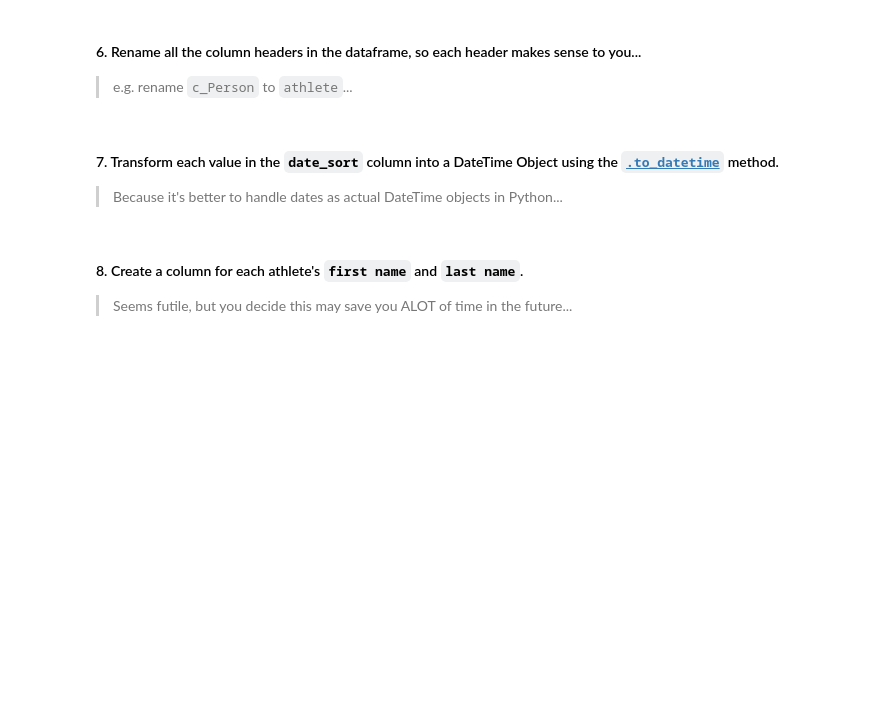
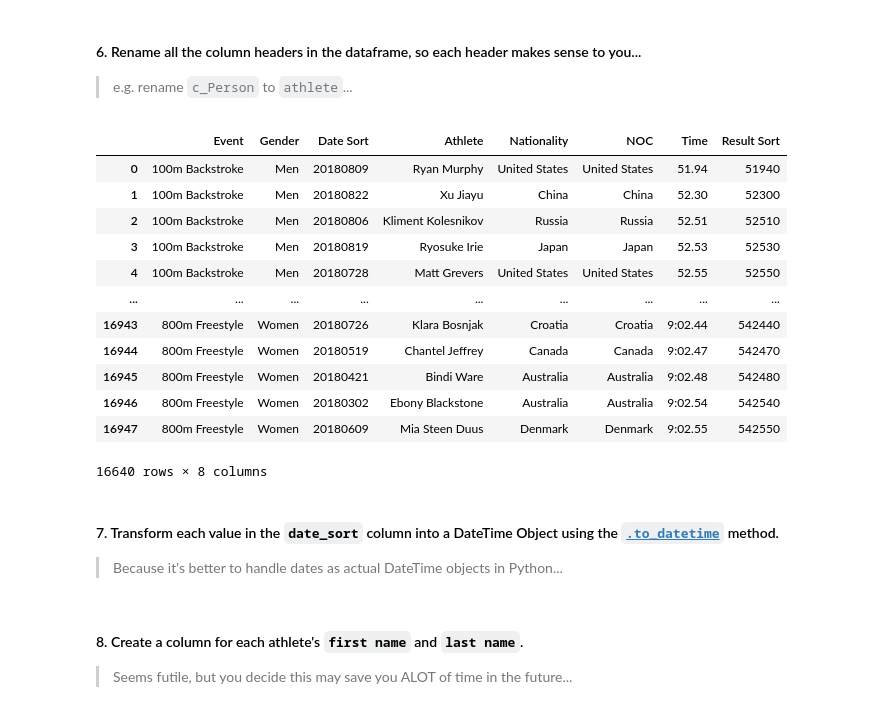
Before and after one commit to EmmaBird/swimming_challenge_-, a Jupyter notebook: challenge.ipynb, the cells around one changed output. Drawn from its saved outputs; the diff is of its cells as text; code cells hidden in the pictures; blank space fills up the shorter version.

````diff
--- a/challenge.ipynb
+++ b/challenge.ipynb
@@ -62,6 +144,23 @@ memory usage: 1.4+ MB
 # %% [markdown]
 #### 6. Rename all the column headers in the dataframe, so each header makes sense to you...
 > e.g. rename ```c_Person``` to ```athlete```...
+# %%
+cleaned_df.columns = ['Event','Gender','Date Sort','Athlete','Nationality','NOC','Time','Result Sort']
+cleaned_df
+# %% [output]
+|  | Event | Gender | Date Sort | Athlete | Nationality | NOC | Time | Result Sort |
+| 0 | 100m Backstroke | Men | 20180809 | Ryan Murphy | United States | United States | 51.94 | 51940 |
+| 1 | 100m Backstroke | Men | 20180822 | Xu Jiayu | China | China | 52.30 | 52300 |
+| 2 | 100m Backstroke | Men | 20180806 | Kliment Kolesnikov | Russia | Russia | 52.51 | 52510 |
+| 3 | 100m Backstroke | Men | 20180819 | Ryosuke Irie | Japan | Japan | 52.53 | 52530 |
+| 4 | 100m Backstroke | Men | 20180728 | Matt Grevers | United States | United States | 52.55 | 52550 |
+| ... | ... | ... | ... | ... | ... | ... | ... | ... |
+| 16943 | 800m Freestyle | Women | 20180726 | Klara Bosnjak | Croatia | Croatia | 9:02.44 | 542440 |
+| 16944 | 800m Freestyle | Women | 20180519 | Chantel Jeffrey | Canada | Canada | 9:02.47 | 542470 |
+| 16945 | 800m Freestyle | Women | 20180421 | Bindi Ware | Australia | Australia | 9:02.48 | 542480 |
+| 16946 | 800m Freestyle | Women | 20180302 | Ebony Blackstone | Australia | Australia | 9:02.54 | 542540 |
+| 16947 | 800m Freestyle | Women | 20180609 | Mia Steen Duus | Denmark | Denmark | 9:02.55 | 542550 |
+16640 rows × 8 columns
 # %% [markdown]
 #### 7. Transform each value in the ```date_sort``` column into a DateTime Object using the [```.to_datetime```](https://pandas.pydata.org/pandas-docs/stable/reference/api/pandas.to_datetime.html) method.
 > Because it's better to handle dates as actual DateTime objects in Python...
````
Also changed, not shown: parts of 11 cells of this notebook, 2 other files.
